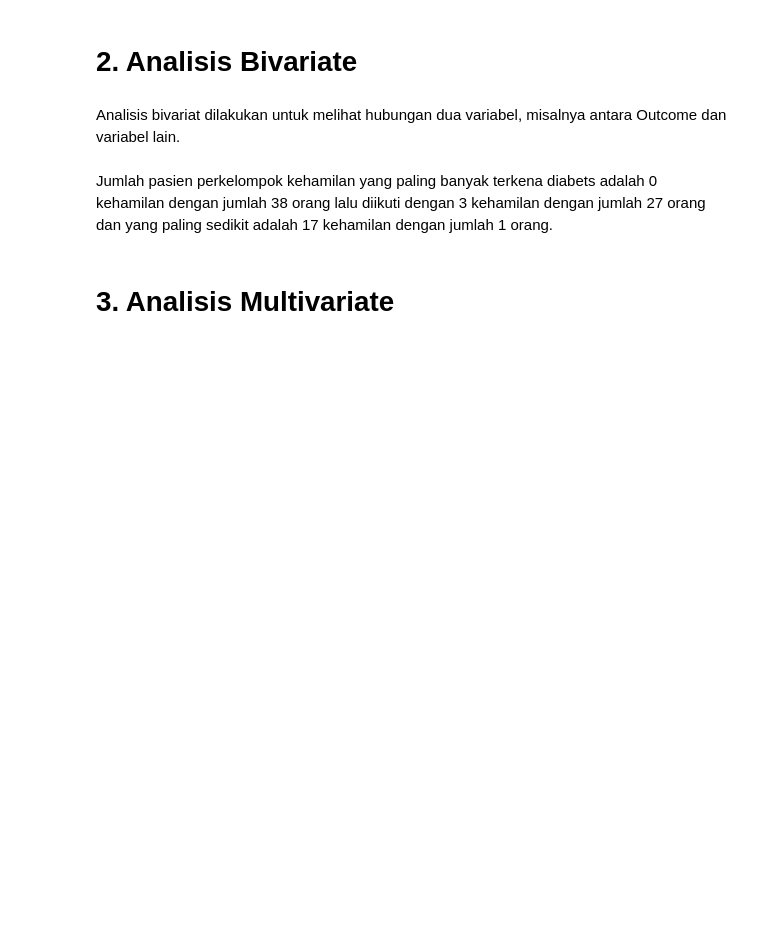
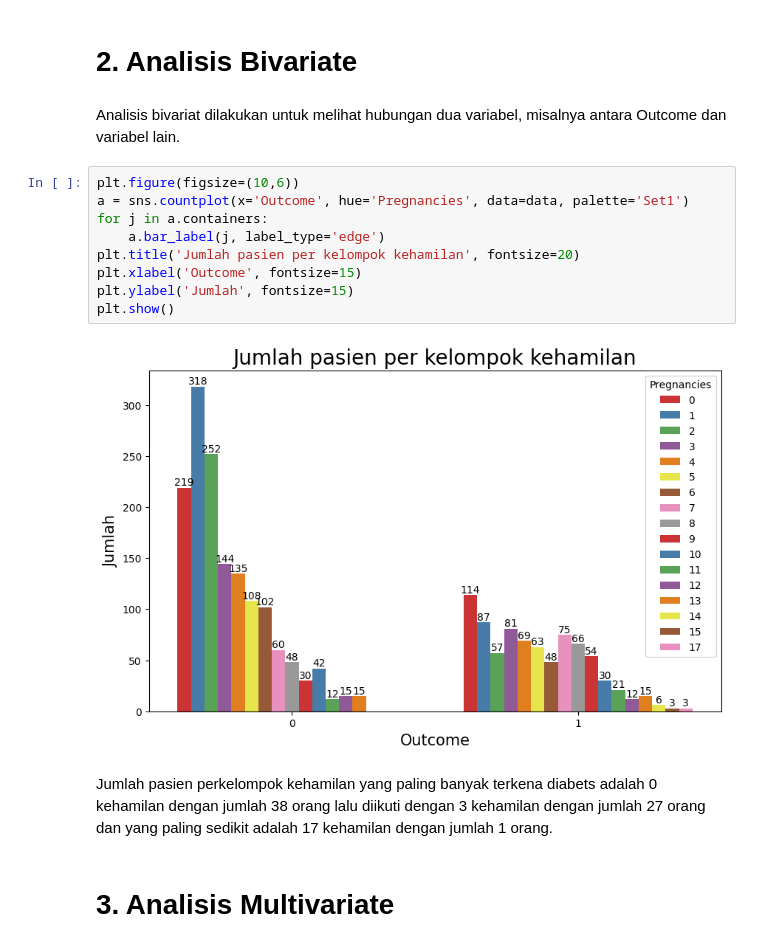
Before and after one commit to HelgaFaisa/Project_Predict, a Jupyter notebook: flask/data_preparation.ipynb, the cells around one changed output. Saved outputs shown, nothing was run; the diff lists cells and outputs as text; blank space fills up the shorter version.

```diff
--- a/flask/data_preparation.ipynb
+++ b/flask/data_preparation.ipynb
@@ -209,6 +198,17 @@ Data yang disajikan menggambarkan bahwa terdapat 268 orang yang mengalami diabet
 # 2. Analisis Bivariate
 # %% [markdown]
 Analisis bivariat dilakukan untuk melihat hubungan dua variabel, misalnya antara Outcome dan variabel lain.
+# %%
+plt.figure(figsize=(10,6))
+a = sns.countplot(x='Outcome', hue='Pregnancies', data=data, palette='Set1')
+for j in a.containers:
+    a.bar_label(j, label_type='edge')
+plt.title('Jumlah pasien per kelompok kehamilan', fontsize=20)
+plt.xlabel('Outcome', fontsize=15)
+plt.ylabel('Jumlah', fontsize=15)
+plt.show()
+# %% [output]
+[figure, added]
 # %% [markdown]
 Jumlah pasien perkelompok kehamilan yang paling banyak terkena diabets adalah 0 kehamilan dengan jumlah 38 orang lalu diikuti dengan 3 kehamilan dengan jumlah 27 orang dan yang paling sedikit adalah 17 kehamilan dengan jumlah 1 orang.
 # %% [markdown]
```
Also changed, not shown: parts of 7 cells of this notebook, 2 other files.
